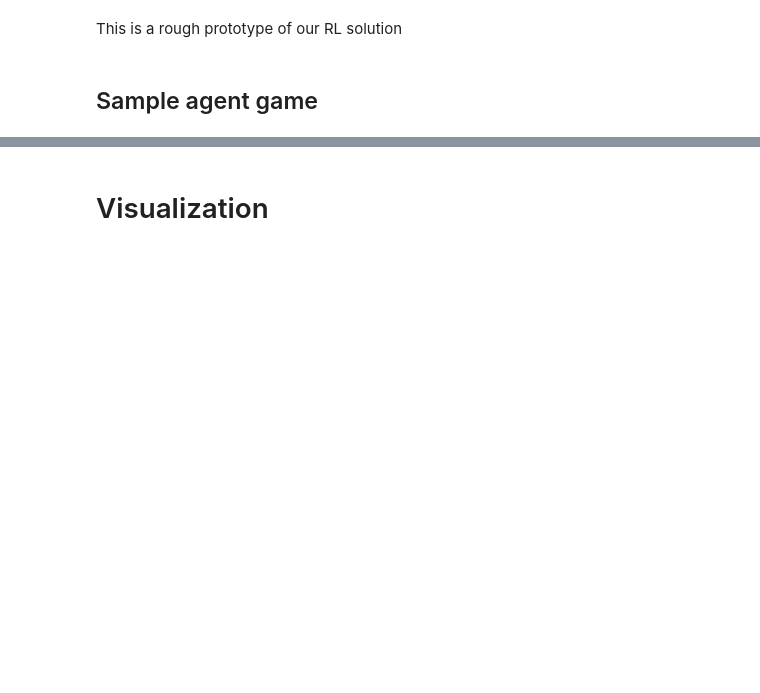
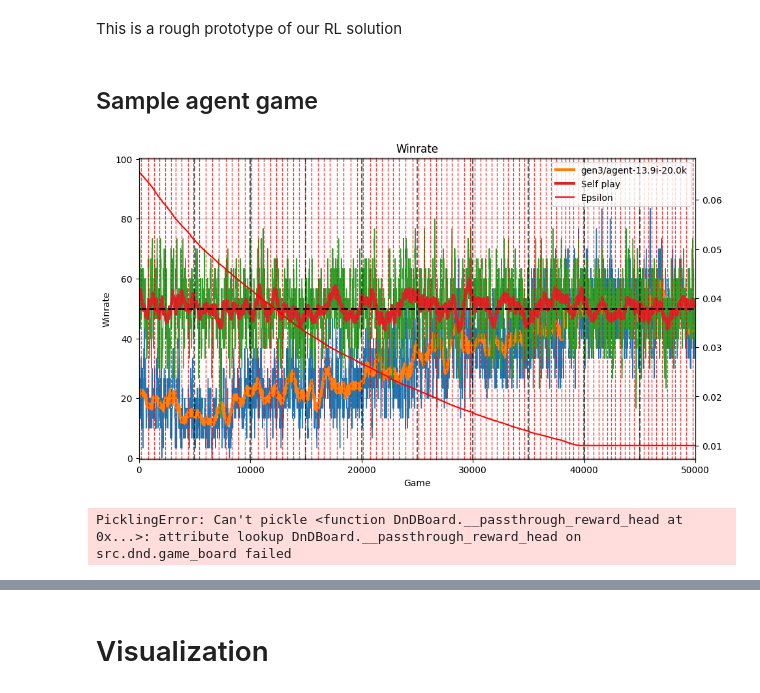
Before and after one commit to Sambura/DnD-RL-combat-agent, a Jupyter notebook: notebooks/ava_proto.ipynb, the cells around one changed output, grey strips where cells are left out. Saved outputs shown, nothing was run; the diff lists cells and outputs as text; code cells hidden in the pictures; blank space fills up the shorter version.

```diff
--- a/notebooks/ava_proto.ipynb
+++ b/notebooks/ava_proto.ipynb
@@ -87,35 +87,31 @@ def train_loop_ava_simple(agent: DnDAgent,
 
     raise RuntimeError('Iteration limit exceeded')
 # %%
-board_size = (6, 6)
-game_config = get_2v2_1_config(board_size)
+board_size, game_config = get_2v2_1_config()
 
 agent = DnDAgent(board_shape=board_size, in_channels=8, out_actions=2,
     lr=1e-3,
-    epsilon=0.2,
+    epsilon=0.9,
     min_epsilon=0.01,
     epsilon_delta=1e-5,
-    epsilon_strategy='linear',
+    epsilon_strategy='exp',
     gamma=0.9,
     batch_size=32,
     dual_learning=True,
-    replace_model_interval=5000,
+    replace_model_interval=10000,
     memory_capacity=100000,
     random_action_resolver=get_legal_action_resolver(board_size),
-    model_class=DnDEvalModelRT
+    model_class=DnDEvalModelRT5
 )
 
-replace_interval_delta = 50
 train_loop = train_loop_ava_simple
 reward_policy = ava_reward_trivial
 # %%
 ref_agent_paths = [
-    # '../rnd/2v2-0/trained-agents/agent-gen27-12.7i',
-    #'../rnd/2v2-0/trained-agents/agent-gen26-10.3i',
-    #'../rnd/2v2-0/trained-agents/agent-gen15-10.2i',
+    '../rnd/2v2-1/gen3/checkpoints/agent-13.9i-20.0k'
 ]
 
-ref_agents = [(DnDAgent.load_agent(x, strip=True, epsilon=0), x.split('/')[-1]) for x in ref_agent_paths]
-ref_agents.append((IdleDnDAgent(), 'Idle agent'))
-ref_agents.append((RandomAgent(board_size, 2, action_resolver=get_legal_action_resolver(board_size)), 'Random agent'))
+ref_agents = [(DnDAgent.load_agent(x, strip=True, epsilon=0), x.split('/')[-3] + '/' + x.split('/')[-1]) for x in ref_agent_paths]
+#ref_agents.append((IdleDnDAgent(), 'Idle agent'))
+#ref_agents.append((RandomAgent(board_size, 2, action_resolver=get_legal_action_resolver(board_size)), 'Random agent'))
 ref_agents.append((agent, 'Self play'))
@@ -128,3 +118,11 @@ gen_header = \
+# %%
+# set to None to disable report / figures export
+output_path = '../rnd/2v2-1/'
+generation_name = 'gen14'
+gen_header = \
+'''# Residual tower-5 model (AVA: gen7 against gen3 + partial self play)
+
+'''
 # %%
 iters, eps, checkpoints, reps, wins = [], [], [], [], []
 mag1s, mag2s = [], []
@@ -135,6 +133,11 @@ def on_replace():
     did_replace[0] = True
 
 agent.on_replace = on_replace
+
+if output_path is not None:
+    gen_path = os.path.join(output_path, generation_name)
+    os.makedirs(gen_path)
+else: gen_path = '..' # so that checkpoints still work
 # %%
 def plot_ava_training_history(wins, ref_agents,
                               eps=None,
@@ -204,41 +207,42 @@ def plot_ava_training_history(wins, ref_agents,
     if show: plt.show()
     else: return (ax, ax2) if ax2 is not None else ax
 # %%
-games = 50000
+games = 250000
 checkpoint_each = 5000
-checkpoint_name = f'2v2-0-agent-{generation_name}'
-if checkpoint_name is None: checkpoint_each = 1e99
 last_update = -1e9
 
 last_checkpoint = checkpoints[-1] if len(checkpoints) > 0 else 0
 with tqdm(range(games), desc='Training', smoothing=0.1) as pbar:
     for i in pbar:
         iter_i = len(iters)
         ref_agent = ref_agents[iter_i % len(ref_agents)][0]
-        game = generate_balanced_game(*game_config)
+        game = generate_balanced_game(board_size, game_config)
         outputs = agent.predict(game.observe_board())
         metric = np.mean(np.abs(outputs), axis=(1, 2))
         iter_count, win = train_loop(agent, ref_agent, game, reward_policy, iter_limit=100000)
         iters.append(iter_count)
         wins.append(win)
         eps.append(agent.epsilon)
         mag1s.append(metric[0])
         mag2s.append(metric[1])
         pbar.set_postfix({'mag1': metric[0], 'mag2': metric[1]})
 
         ctime = time.time()
         if ctime - last_update > 30:
             clear_output(wait=True)
             plot_ava_training_history(wins, ref_agents, eps, checkpoints, vlines=reps)
             display(pbar.container)
             last_update = ctime
 
         if iter_i - last_checkpoint >= checkpoint_each:
             last_checkpoint = iter_i
             checkpoints.append(iter_i)
-            agent.save_agent(f'../checkpoints/{checkpoint_name}-{iter_i}')
+            agent.save_agent(os.path.join(gen_path, f'checkpoints/agent-{iter_i / 1000:0.1f}k'))
 
         if did_replace[0]:
             did_replace[0] = False
             reps.append(iter_i)
-            agent.replace_model_interval += replace_interval_delta
+            # agent.replace_model_interval += replace_interval_delta
+# %% [output]
+[figure, added]
+PicklingError: Can't pickle <function DnDBoard.__passthrough_reward_head at 0x...>: attribute lookup DnDBoard.__passthrough_reward_head on src.dnd.game_board failed
```
Also changed, not shown: parts of 12 cells of this notebook, 3 other files.
